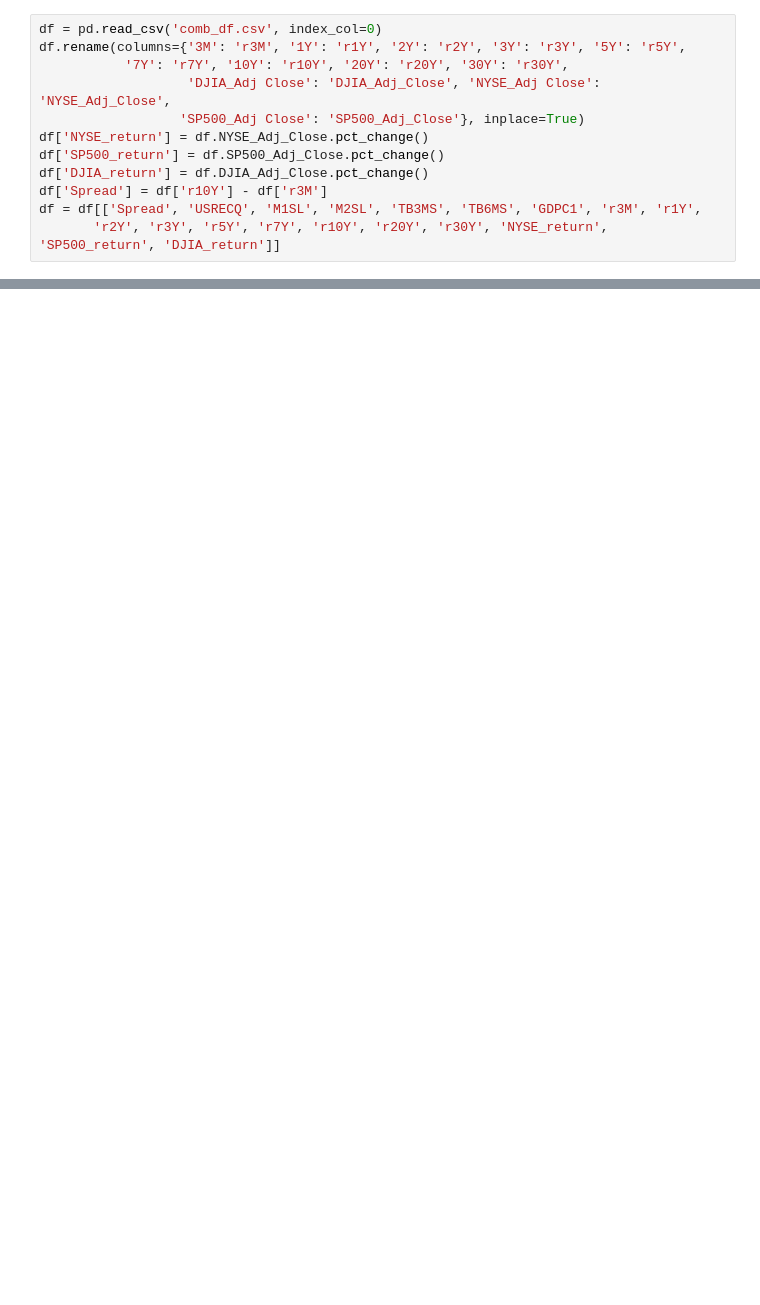
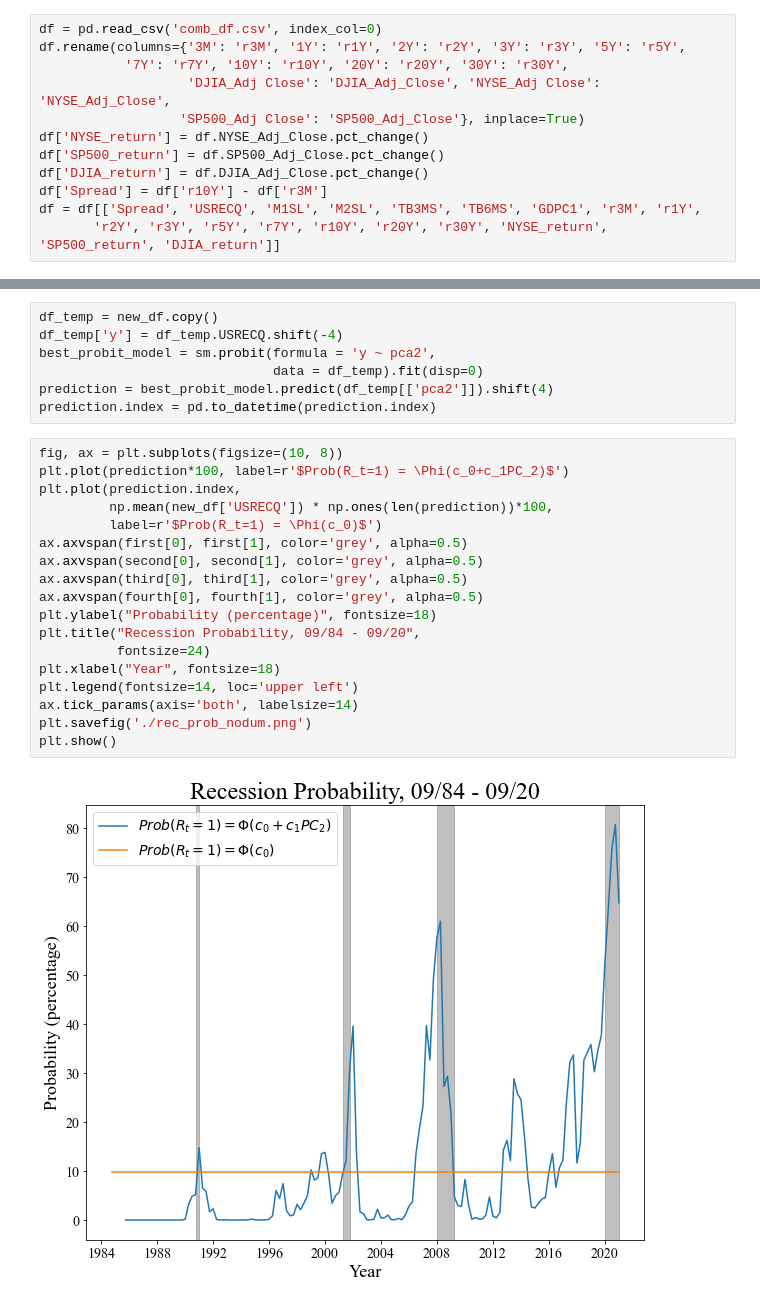
Before and after one commit to Henrywcj/macro_econ, a Jupyter notebook: PCA.ipynb, the cells around one changed output, grey strips where cells are left out. Drawn from its saved outputs; the diff is of its cells as text; blank space fills up the shorter version.

```diff
--- a/PCA.ipynb
+++ b/PCA.ipynb
@@ -83,0 +292,27 @@ pd.DataFrame([tvalues_pca1, tvalues_pca2, tvalues_pca3, prsquareds],
+# %%
+df_temp = new_df.copy()
+df_temp['y'] = df_temp.USRECQ.shift(-4)
+best_probit_model = sm.probit(formula = 'y ~ pca2',
+                              data = df_temp).fit(disp=0)
+prediction = best_probit_model.predict(df_temp[['pca2']]).shift(4)
+prediction.index = pd.to_datetime(prediction.index)
+# %%
+fig, ax = plt.subplots(figsize=(10, 8))
+plt.plot(prediction*100, label=r'$Prob(R_t=1) = \Phi(c_0+c_1PC_2)$')
+plt.plot(prediction.index,
+         np.mean(new_df['USRECQ']) * np.ones(len(prediction))*100,
+         label=r'$Prob(R_t=1) = \Phi(c_0)$')
+ax.axvspan(first[0], first[1], color='grey', alpha=0.5)
+ax.axvspan(second[0], second[1], color='grey', alpha=0.5)
+ax.axvspan(third[0], third[1], color='grey', alpha=0.5)
+ax.axvspan(fourth[0], fourth[1], color='grey', alpha=0.5)
+plt.ylabel("Probability (percentage)", fontsize=18)
+plt.title("Recession Probability, 09/84 - 09/20",
+          fontsize=24)
+plt.xlabel("Year", fontsize=18)
+plt.legend(fontsize=14, loc='upper left')
+ax.tick_params(axis='both', labelsize=14)
+plt.savefig('./rec_prob_nodum.png')
+plt.show()
+# %% [output]
+[figure, added]
```
Also changed, not shown: parts of 38 cells of this notebook, 1 other file.
